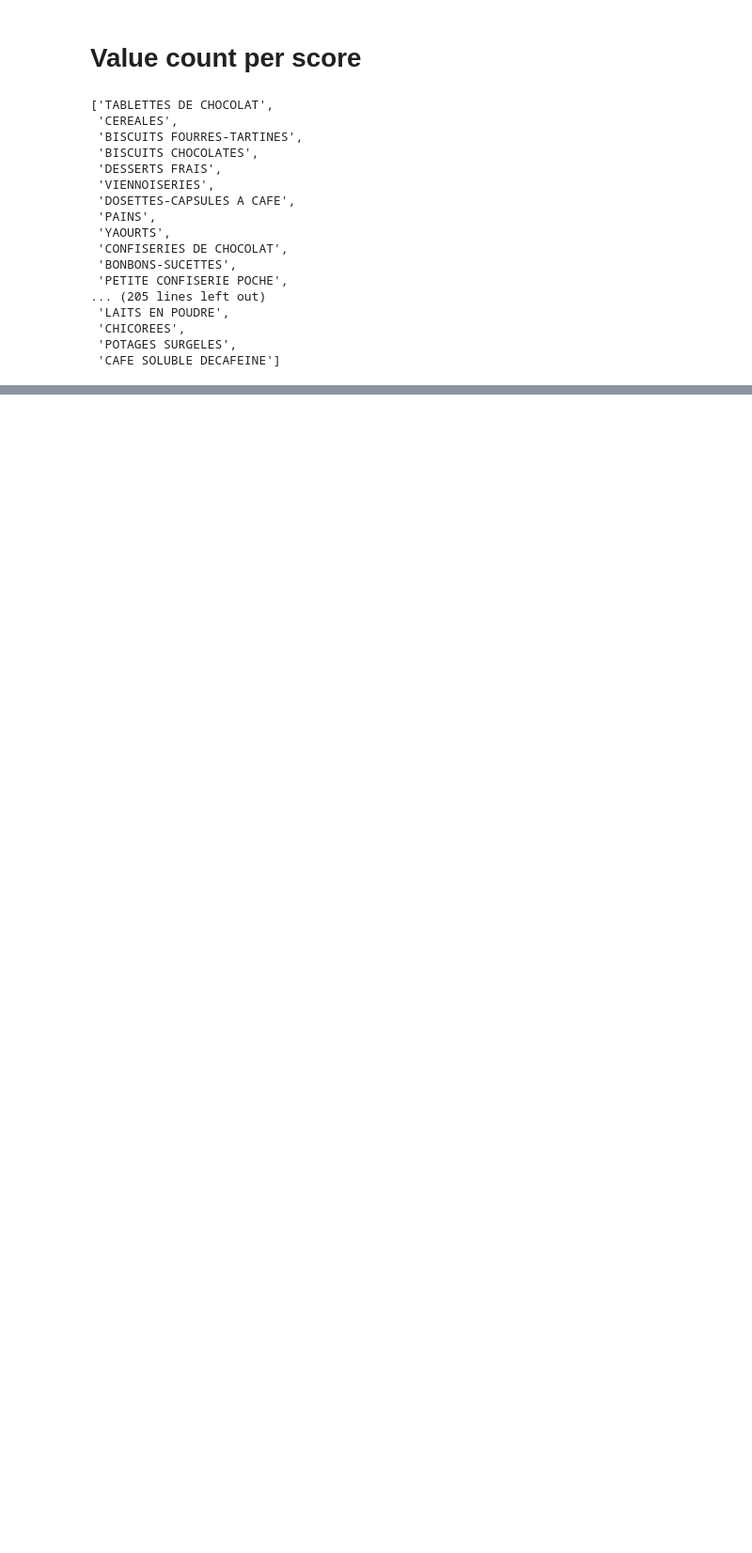
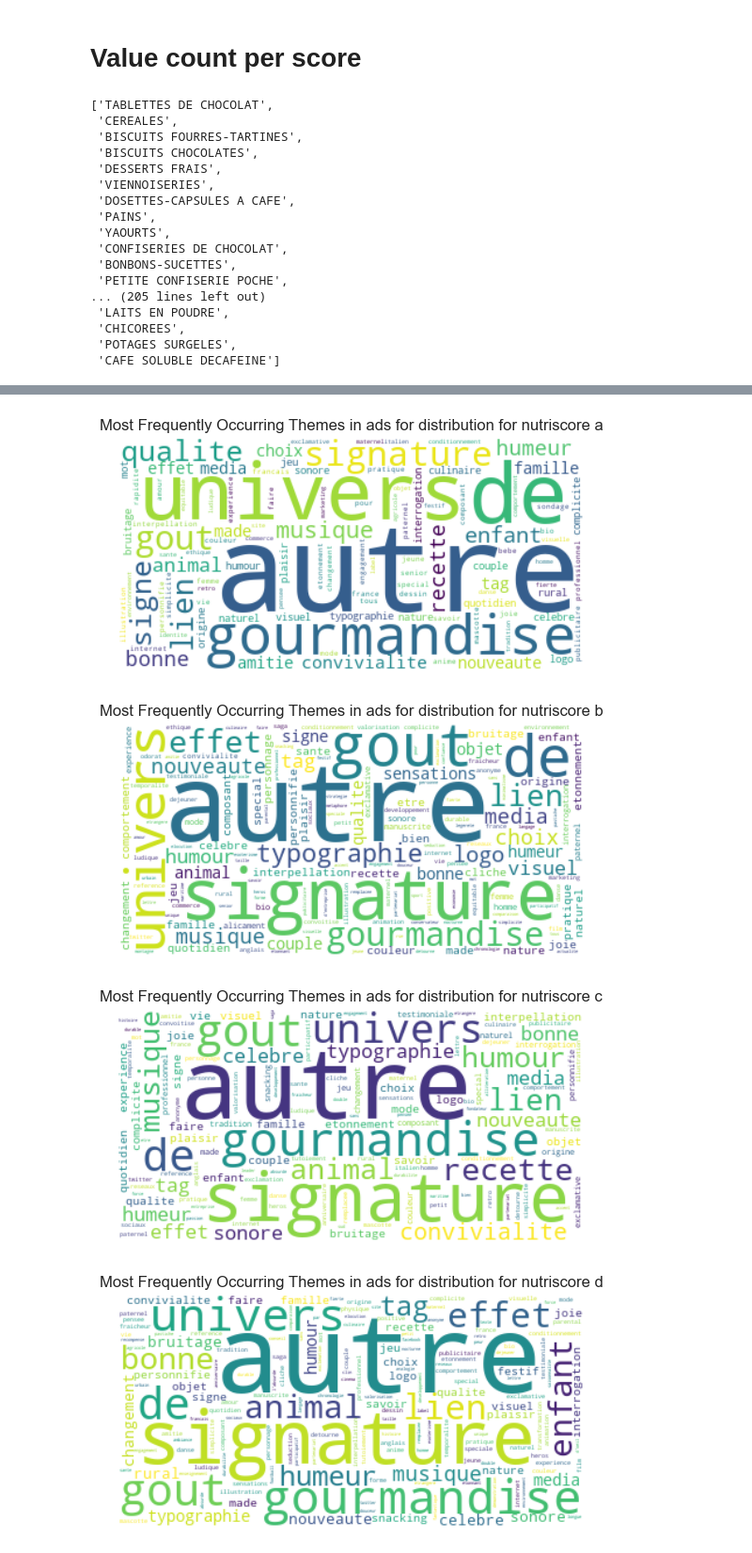
Before and after one commit to Thibroll/arcom, a Jupyter notebook: 2b_off_arcom_db_nutriscore_lime.ipynb, the cells around one changed output, grey strips where cells are left out. Shown: that part at 94% size. Saved outputs shown, nothing was run; the diff lists cells and outputs as text; code cells hidden in the pictures; blank space fills up the shorter version.

```diff
--- a/2b_off_arcom_db_nutriscore_lime.ipynb
+++ b/2b_off_arcom_db_nutriscore_lime.ipynb
@@ -139,0 +187,17 @@ freq_dist_themes = FreqDist(arcom_df['clean_theme'].explode())
+# %%
+for score in score_list:
+    sub_df = arcom_df[arcom_df['nutriscore_inferred'] == score]
+    single_sentence_themes = [" ".join(single_sentence_themes) for single_sentence_themes in sub_df['clean_theme']]
+    single_sentence_themes = " ".join(single_sentence_themes)
+
+
+    themes_cloud = WordCloud(collocations = False, background_color = 'white').generate(single_sentence_themes)
+    plt.imshow(themes_cloud, interpolation='bilinear')
+    plt.title(f'Most Frequently Occurring Themes in ads for distribution for nutriscore {score}')
+    plt.axis("off")
+    plt.show()
+# %% [output]
+[figure, added]
+[figure, added]
+[figure, added]
+[figure, added]
```
Also changed, not shown: parts of 59 cells of this notebook, 11 other files.
